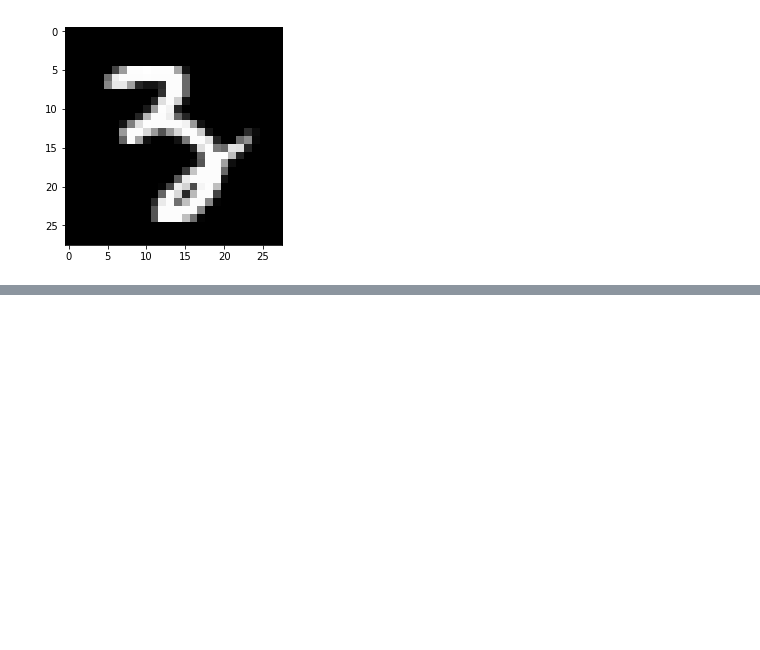
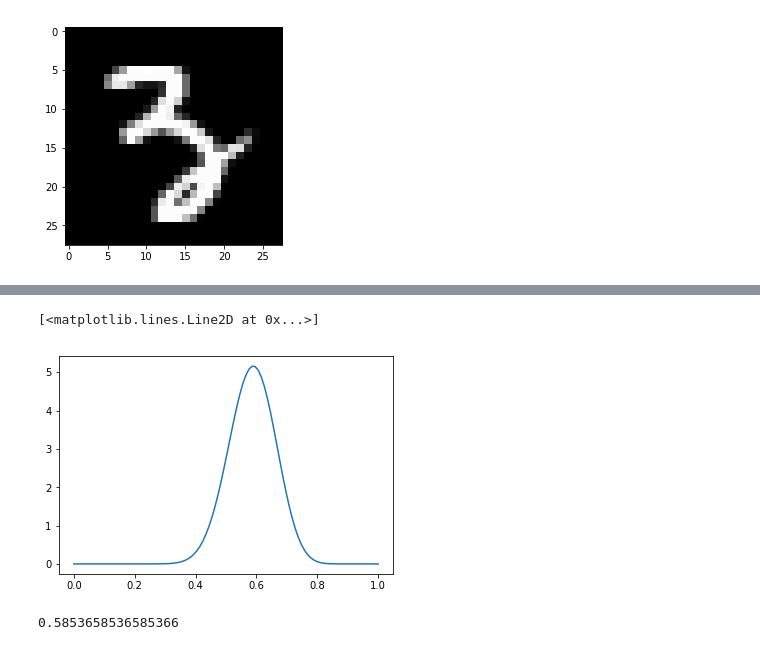
Before and after one commit to csielee/2018ML, a Jupyter notebook: HW2/HW2.ipynb, the cells around one changed output, grey strips where cells are left out. Cells and saved outputs as stored; diff of their text form; code cells hidden in the pictures; blank space fills up the shorter version.

```diff
--- a/HW2/HW2.ipynb
+++ b/HW2/HW2.ipynb
@@ -274,0 +329,11 @@ showBytesImage(test_images.datas[87])
+# %%
+x = np.linspace(0,1,100)
+b = Beta(beta_a, beta_b)
+plt.plot(x, [b(i) for i in x])
+# %% [output]
+[<matplotlib.lines.Line2D at 0x...>]
+[figure, added]
+# %%
+24/41
+# %% [output]
+0.5853658536585366
```
Also changed, not shown: parts of 6 cells of this notebook, 1 other file.
